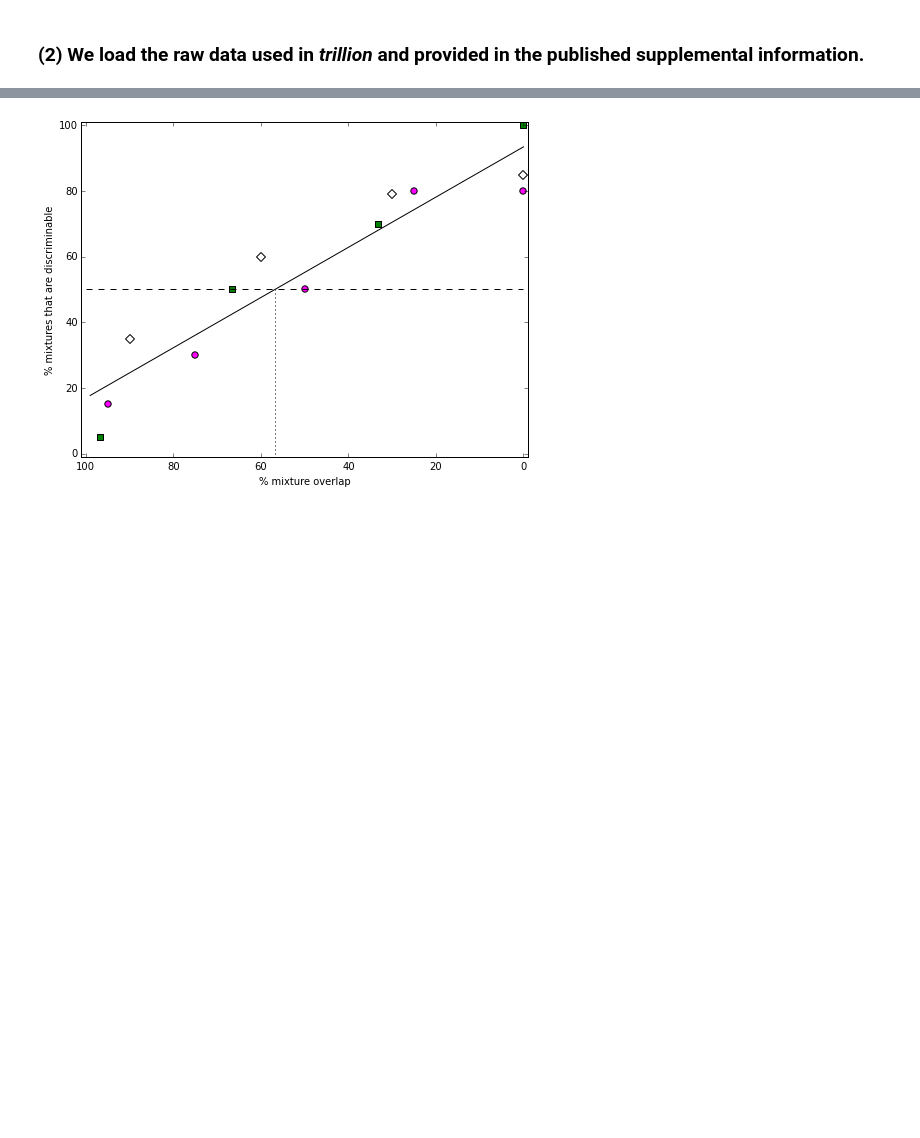
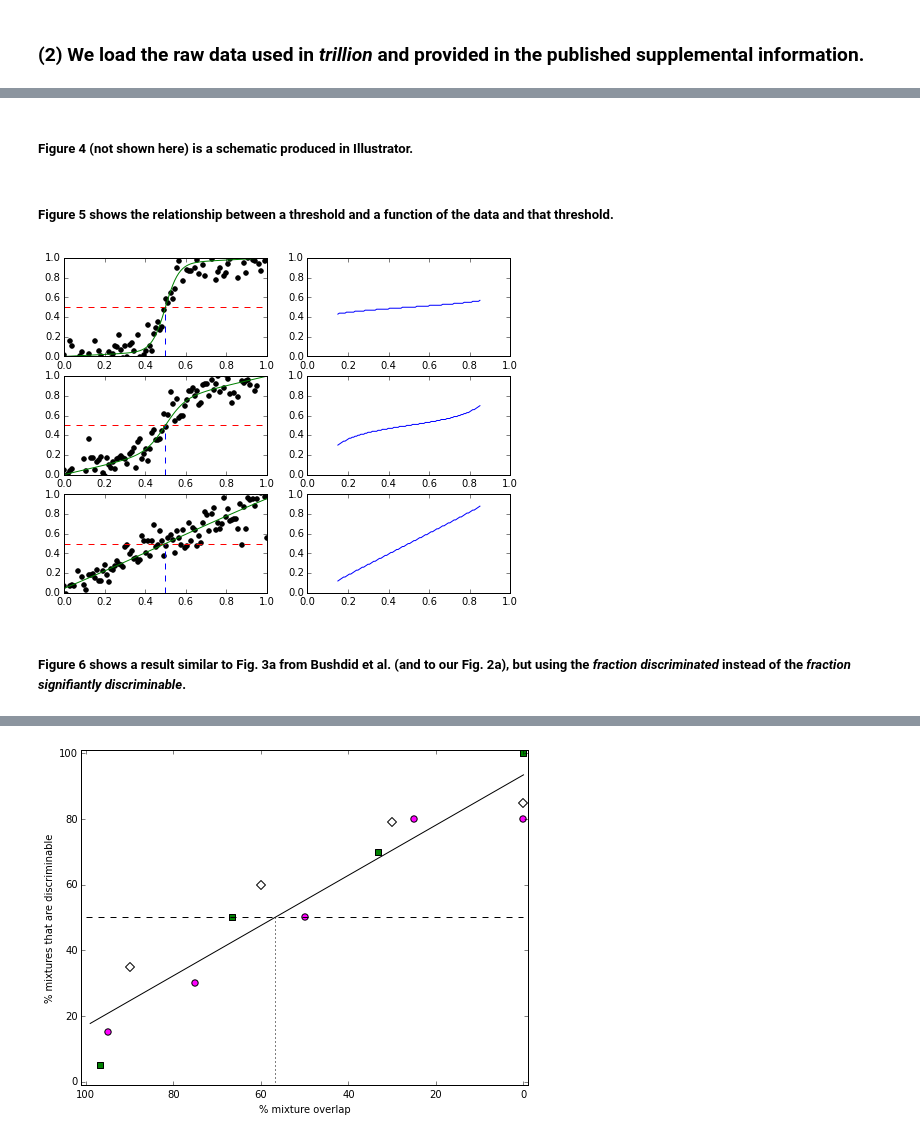
Before and after one commit to rgerkin/trillion, a Jupyter notebook: arxiv.ipynb, the cells around one changed output, grey strips where cells are left out. Saved outputs shown, nothing was run; the diff lists cells and outputs as text; code cells hidden in the pictures; blank space fills up the shorter version.

```diff
--- a/arxiv.ipynb
+++ b/arxiv.ipynb
@@ -41,0 +131,49 @@ T = 20
+# %% [markdown]
+##### Figure 4 (not shown here) is a schematic produced in Illustrator.
+# %% [markdown]
+##### Figure 5 shows the relationship between a threshold and a function of the data and that threshold.
+# %%
+# Figure 5
+
+from scipy.optimize import leastsq
+# Used to generate noisy data.
+def sigmoid(x,steepness,linearity,noise):
+    sig = 1/(1+np.exp((-1*(x-0.5))*steepness))
+    y = linearity*x + ((1-linearity)*sig) + noise*np.random.randn()
+    return y
+
+fig,ax = plt.subplots(3,2)
+for axis_num,(steepness,linearity) in enumerate([(40,0.2),(20,0.5),(1,1)]):
+    # Generate noisy data.
+    noise = 0.1
+    left = ax[axis_num,0]
+    x = np.linspace(0,1,100)
+    y = np.array([sigmoid(xi,steepness,linearity,noise) for xi in x])
+
+    # Left panel: scatter plot.
+    left.scatter(x,y,color='k')
+    left.plot([0,1],[0.5,0.5],color='r',linestyle='--')
+    left.plot([0.5,0.5],[0,0.5],color='b',linestyle='--')
+
+    # Left panel: compute and plot fit.
+    thresholds = np.linspace(0.15,0.85,100)
+    fitfunc = lambda p, x: sigmoid(x,*p) # Target function
+    errfunc = lambda p, x, y: fitfunc(p, x) - y # Distance to the target function
+    p0 = [20,0.5,0.1] # Initial guess for the parameters
+    p1, success = leastsq(errfunc, p0[:], args=(x, y))
+    y_fit = np.array([sigmoid(xi,p1[0],p1[1],0) for xi in x])
+    left.plot(x,y_fit,color='g')
+
+    # Right panel: compute d for each threshold.
+    d = [sum(y_fit<thresh)/100 for thresh in thresholds]
+
+    # Right panel: plot d vs theshold.
+    right = ax[axis_num,1]
+    right.plot(thresholds,d)
+    for axes in [left,right]:
+        axes.set_xlim(0,1)
+        axes.set_ylim(0,1)
+# %% [output]
+[figure, added]
+# %% [markdown]
+##### Figure 6 shows a result similar to Fig. 3a from Bushdid et al. (and to our Fig. 2a), but using the <i>fraction discriminated</i> instead of the <i>fraction signifiantly discriminable</i>.
```
Also changed, not shown: parts of 193 cells of this notebook, 1 other file.
